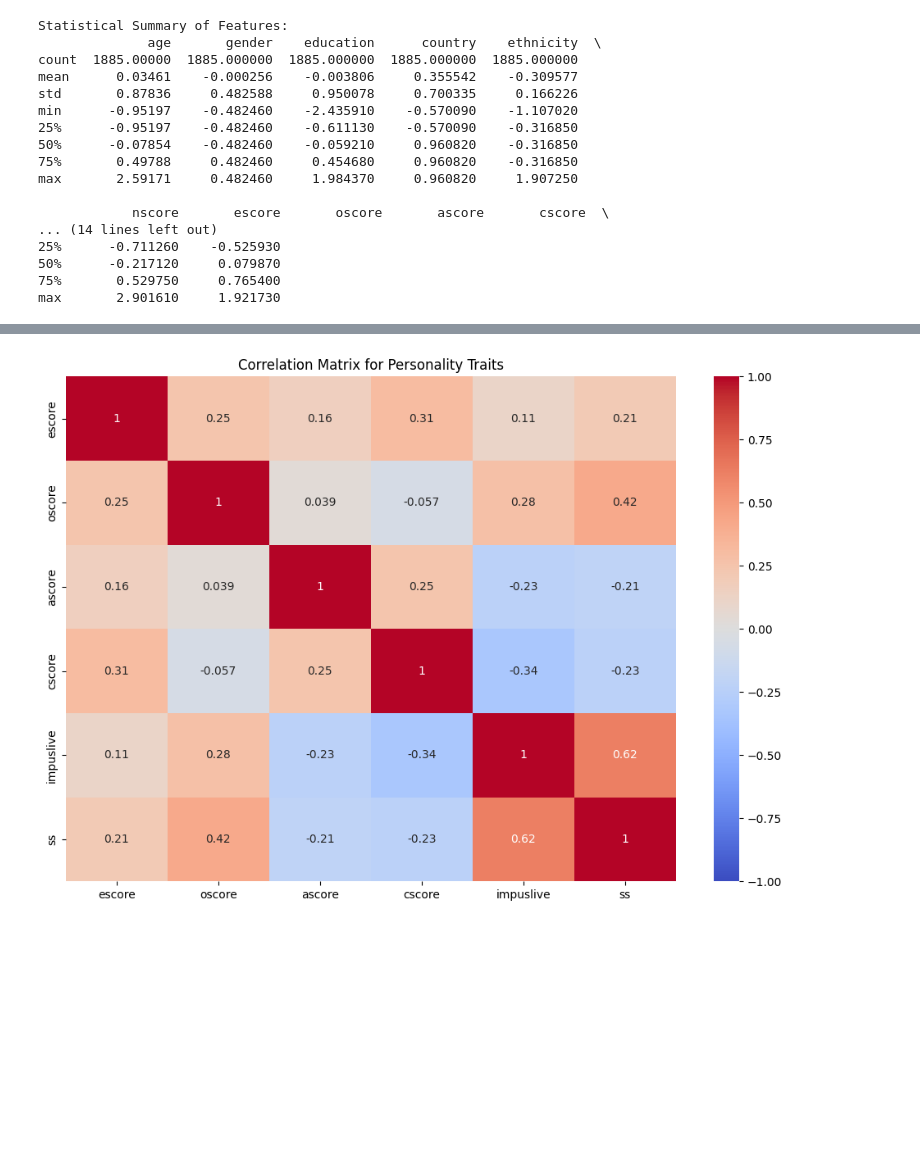
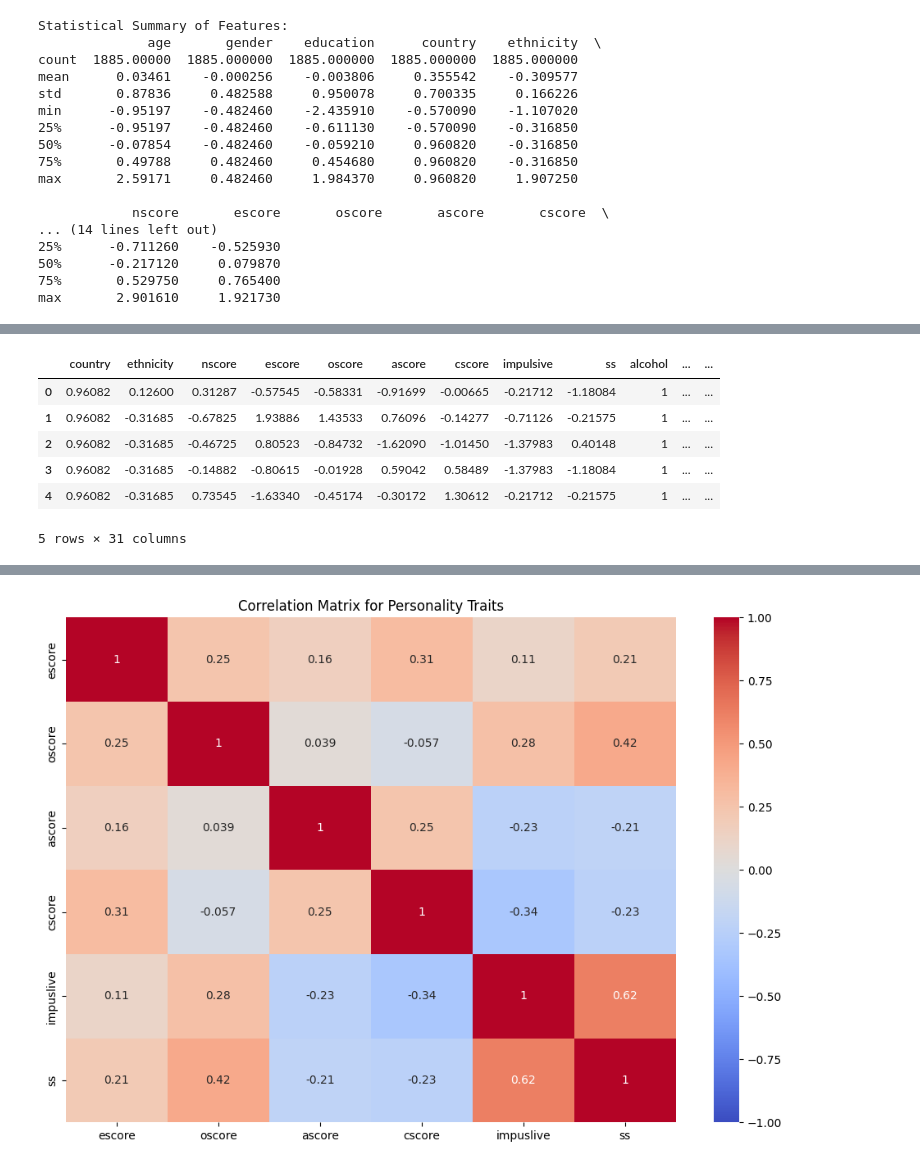
Before and after one commit to rohanxavier33/finalDrug, a Jupyter notebook: final.ipynb, the cells around one changed output, grey strips where cells are left out. Saved outputs shown, nothing was run; the diff lists cells and outputs as text; code cells hidden in the pictures; blank space fills up the shorter version.

```diff
--- a/final.ipynb
+++ b/final.ipynb
@@ -120,3 +125,13 @@ df.head()
+# %%
+dfMapped.head()
+# %% [output]
+|  | country | ethnicity | nscore | escore | oscore | ascore | cscore | impulsive | ss | alcohol | ... | ... |
+| 0 | 0.96082 | 0.12600 | 0.31287 | -0.57545 | -0.58331 | -0.91699 | -0.00665 | -0.21712 | -1.18084 | 1 | ... | ... |
+| 1 | 0.96082 | -0.31685 | -0.67825 | 1.93886 | 1.43533 | 0.76096 | -0.14277 | -0.71126 | -0.21575 | 1 | ... | ... |
+| 2 | 0.96082 | -0.31685 | -0.46725 | 0.80523 | -0.84732 | -1.62090 | -1.01450 | -1.37983 | 0.40148 | 1 | ... | ... |
+| 3 | 0.96082 | -0.31685 | -0.14882 | -0.80615 | -0.01928 | 0.59042 | 0.58489 | -1.37983 | -1.18084 | 1 | ... | ... |
+| 4 | 0.96082 | -0.31685 | 0.73545 | -1.63340 | -0.45174 | -0.30172 | 1.30612 | -0.21712 | -0.21575 | 1 | ... | ... |
+5 rows × 31 columns
 # %%
 print(df['cannabis'].unique())  # Replace 'cannabis' with the actual column name if different
 # %% [output]
```
Also changed, not shown: parts of 10 cells of this notebook.
